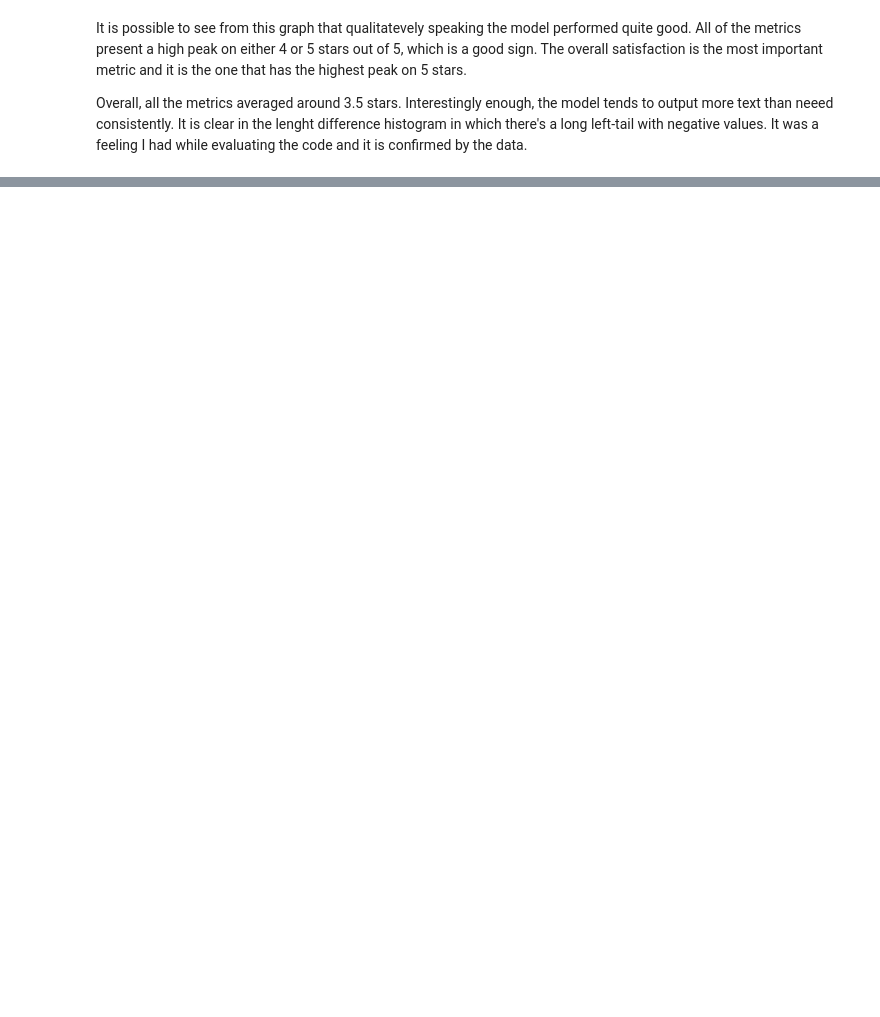
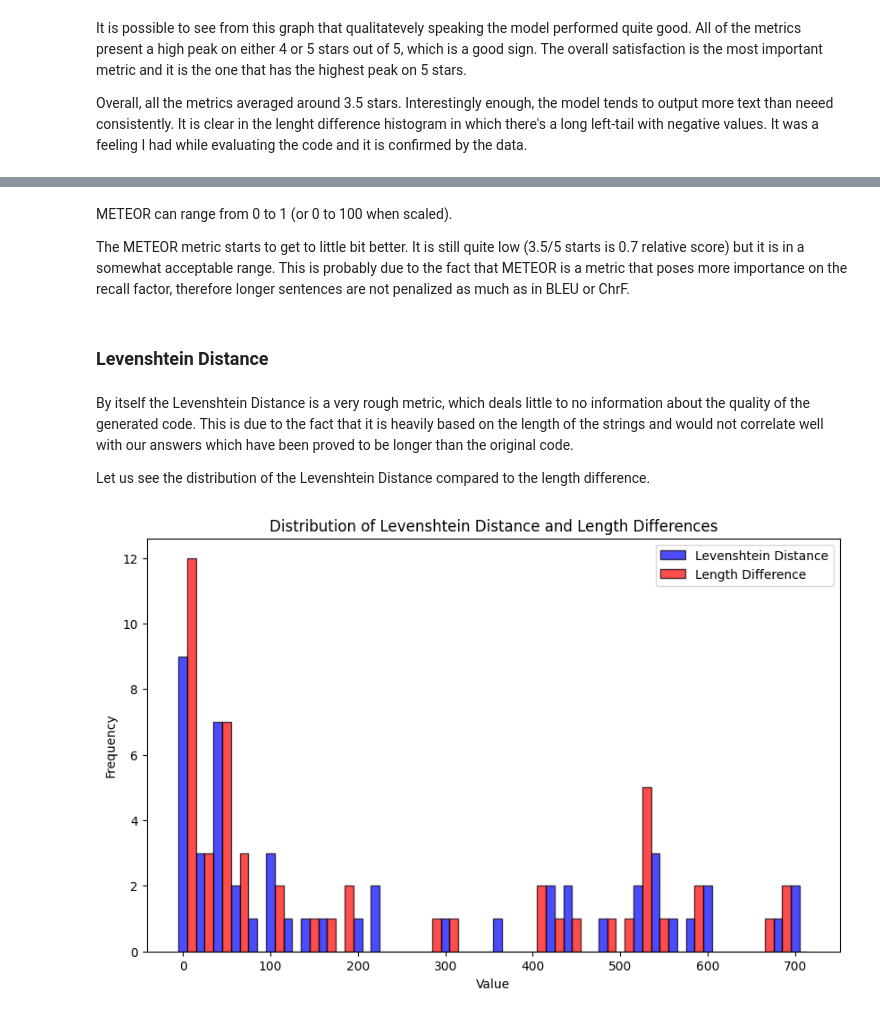
Before and after one commit to gp-1108/Code_Completion, a Jupyter notebook: evaluation/analysis.ipynb, the cells around one changed output, grey strips where cells are left out. Drawn from its saved outputs; the diff is of its cells as text; code cells hidden in the pictures; blank space fills up the shorter version.

```diff
--- a/evaluation/analysis.ipynb
+++ b/evaluation/analysis.ipynb
@@ -87,0 +101,4 @@ It is clear in the lenght difference histogram in which there's a long left-tail
+# %%
+out_data = json.load(open("model_outputs.json", "r"))
+gold_answers = [entry["correct_middle"] for entry in out_data]
+generated_answers = [entry["generated"] for entry in out_data]
@@ -87,0 +109,6 @@ It is clear in the lenght difference histogram in which there's a long left-tail
+# %%
+count = 0
+for i in range(len(gold_answers)):
+    if gold_answers[i] == generated_answers[i]:
+        count += 1
+print(f"Percentage of generated answers that are correct: {count / len(gold_answers) * 100:.2f}% ({count} out of {len(gold_answers)})")
@@ -87,0 +170,6 @@ It is clear in the lenght difference histogram in which there's a long left-tail
+# %% [markdown]
+METEOR can range from 0 to 1 (or 0 to 100 when scaled).
+
+The METEOR metric starts to get to little bit better. It is still quite low (3.5/5 starts is 0.7 relative score) but it is in a somewhat acceptable range. This is probably due to the fact that METEOR is a metric that poses more importance on the recall factor, therefore longer sentences are not penalized as much as in BLEU or ChrF.
+# %% [markdown]
+### Levenshtein Distance
@@ -87,0 +223,30 @@ It is clear in the lenght difference histogram in which there's a long left-tail
+# %% [markdown]
+By itself the Levenshtein Distance is a very rough metric, which deals little to no information about the quality of the generated code.
+This is due to the fact that it is heavily based on the length of the strings and would not correlate well with our answers which have been proved to be longer than the original code.
+
+Let us see the distribution of the Levenshtein Distance compared to the length difference.
+# %%
+# Setting up for the histogram
+bin_size = 20
+length_differences = [abs(len(generated_answers[i]) - len(gold_answers[i])) for i in range(len(gold_answers))]
+max_val = int(max(max(lev_dists), max(length_differences)))
+bins = np.arange(0, max_val+bin_size, bin_size)
+
+# Calculating histogram values for both distributions
+lev_hist, _ = np.histogram(lev_dists, bins=bins)
+length_hist, _ = np.histogram(length_differences, bins=bins)
+
+# Width of each bar
+bar_width = bin_size / 2
+
+# Plotting in the same figure for comparison
+plt.figure(figsize=(10, 6))
+plt.bar(bins[:-1], lev_hist, width=bar_width, alpha=0.7, color='b', edgecolor='black', label='Levenshtein Distance')
+plt.bar(bins[:-1] + bar_width, length_hist, width=bar_width, alpha=0.7, color='r', edgecolor='black', label='Length Difference')
+plt.title('Distribution of Levenshtein Distance and Length Differences')
+plt.xlabel('Value')
+plt.ylabel('Frequency')
+plt.legend()
+plt.show()
+# %% [output]
+[figure, added]
```
Also changed, not shown: parts of 29 cells of this notebook.
